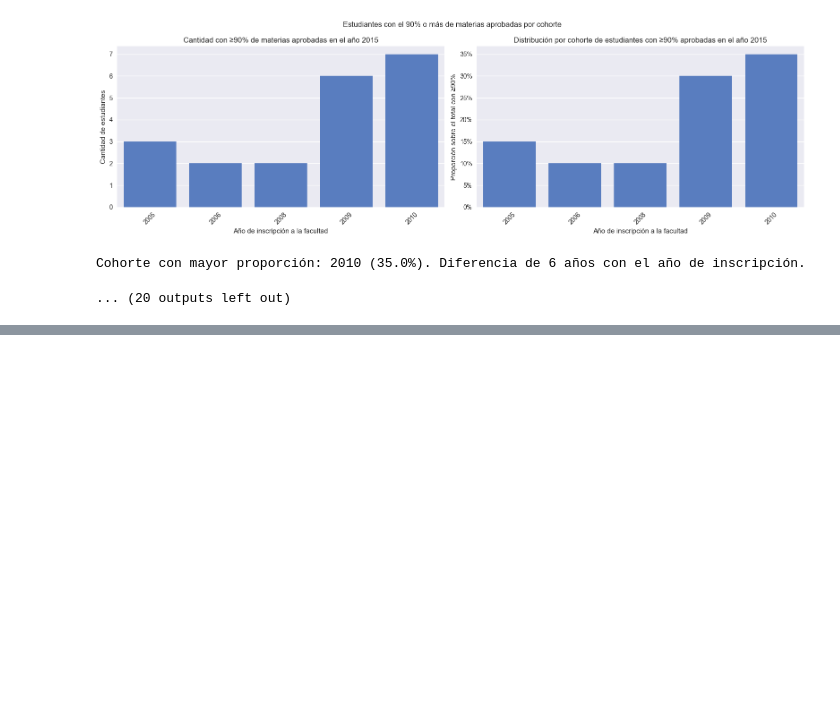
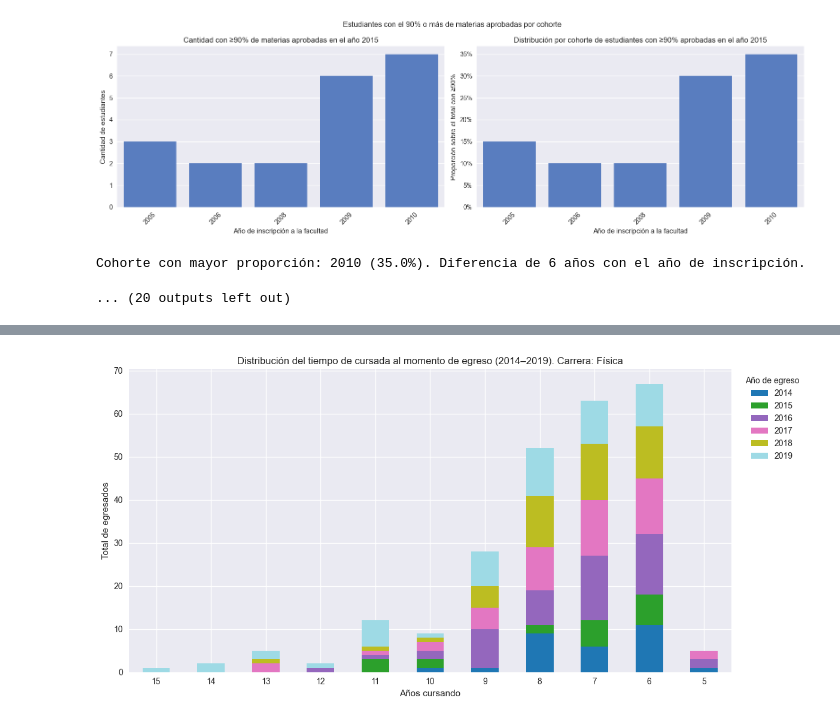
Before and after one commit to solcalloni/modelos-para-prediccion-de-abandono, a Jupyter notebook: packages/exploratory-data-analysis/FCEN_2005_2025/02-analisis_por_carrera.ipynb, the cells around one changed output, grey strips where cells are left out. Cells and saved outputs as stored; diff of their text form; code cells hidden in the pictures; blank space fills up the shorter version.

```diff
--- a/packages/exploratory-data-analysis/FCEN_2005_2025/02-analisis_por_carrera.ipynb
+++ b/packages/exploratory-data-analysis/FCEN_2005_2025/02-analisis_por_carrera.ipynb
@@ -291,0 +345,23 @@ Cohorte con mayor proporción: 2010 (35.0%). Diferencia de 6 años con el año d
+# %%
+df_filtrado = df_todos[df_todos["porcentaje_materias_aprobadas"] >= 0.9].copy()
+
+pivot = (
+    df_filtrado.groupby(['tiempo_cursando', 'año_egreso'])['dni']
+    .count()
+    .unstack(fill_value=0)
+)
+
+# orden descendente en el eje x
+pivot = pivot.loc[sorted(pivot.index, reverse=True)]
+
+fig, ax = plt.subplots(figsize=(12, 6))
+pivot.plot(kind='bar', stacked=True, ax=ax, colormap='tab20')
+ax.set_xlabel('Años cursando')
+ax.set_ylabel('Total de egresados')
+ax.set_title('Distribución del tiempo de cursada al momento de egreso (2014–2019). Carrera: Física')
+ax.legend(title='Año de egreso', bbox_to_anchor=(1.01, 1), loc='upper left')
+ax.tick_params(axis='x', rotation=0)
+plt.tight_layout()
+plt.show()
+# %% [output]
+[figure, added]
```
Also changed, not shown: parts of 2 cells of this notebook, 1 other file.
